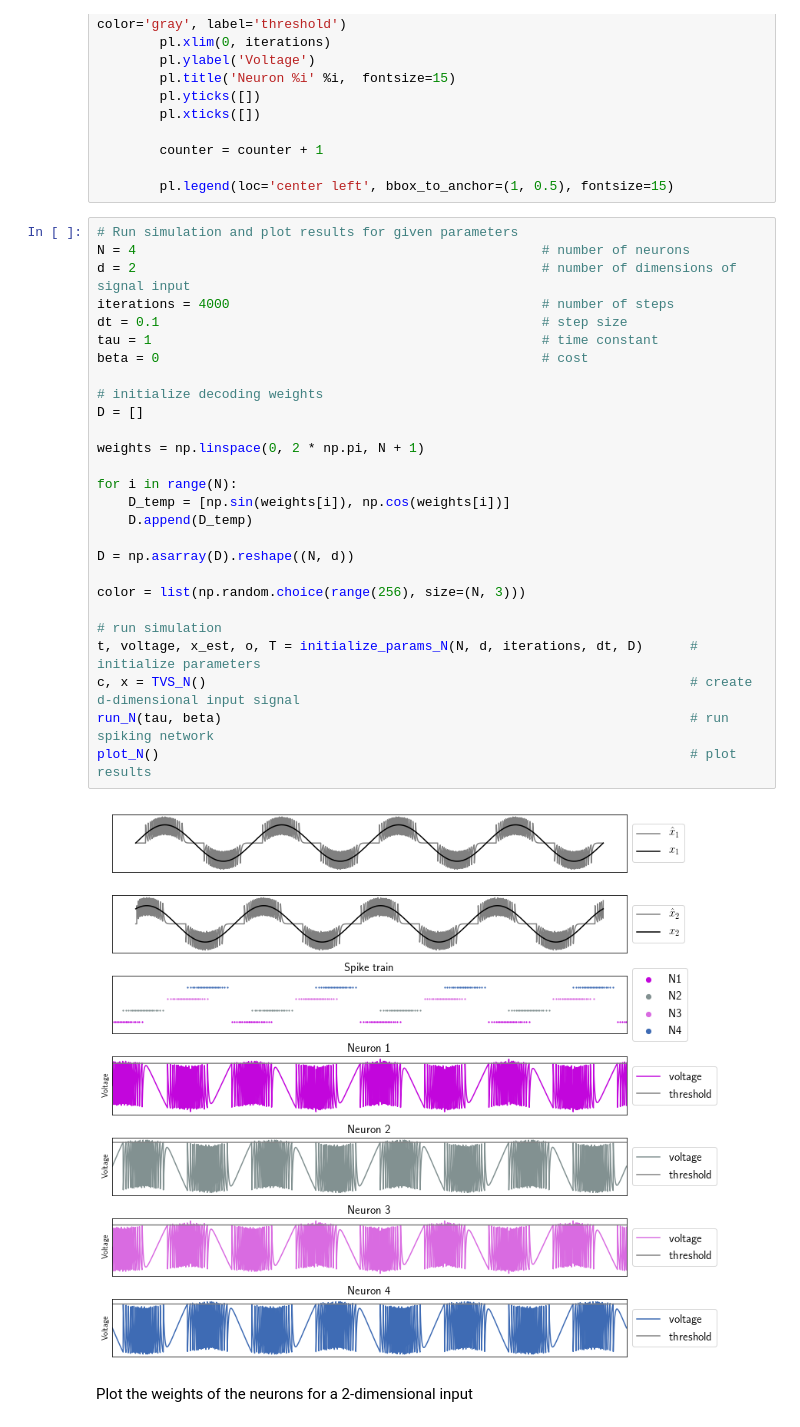
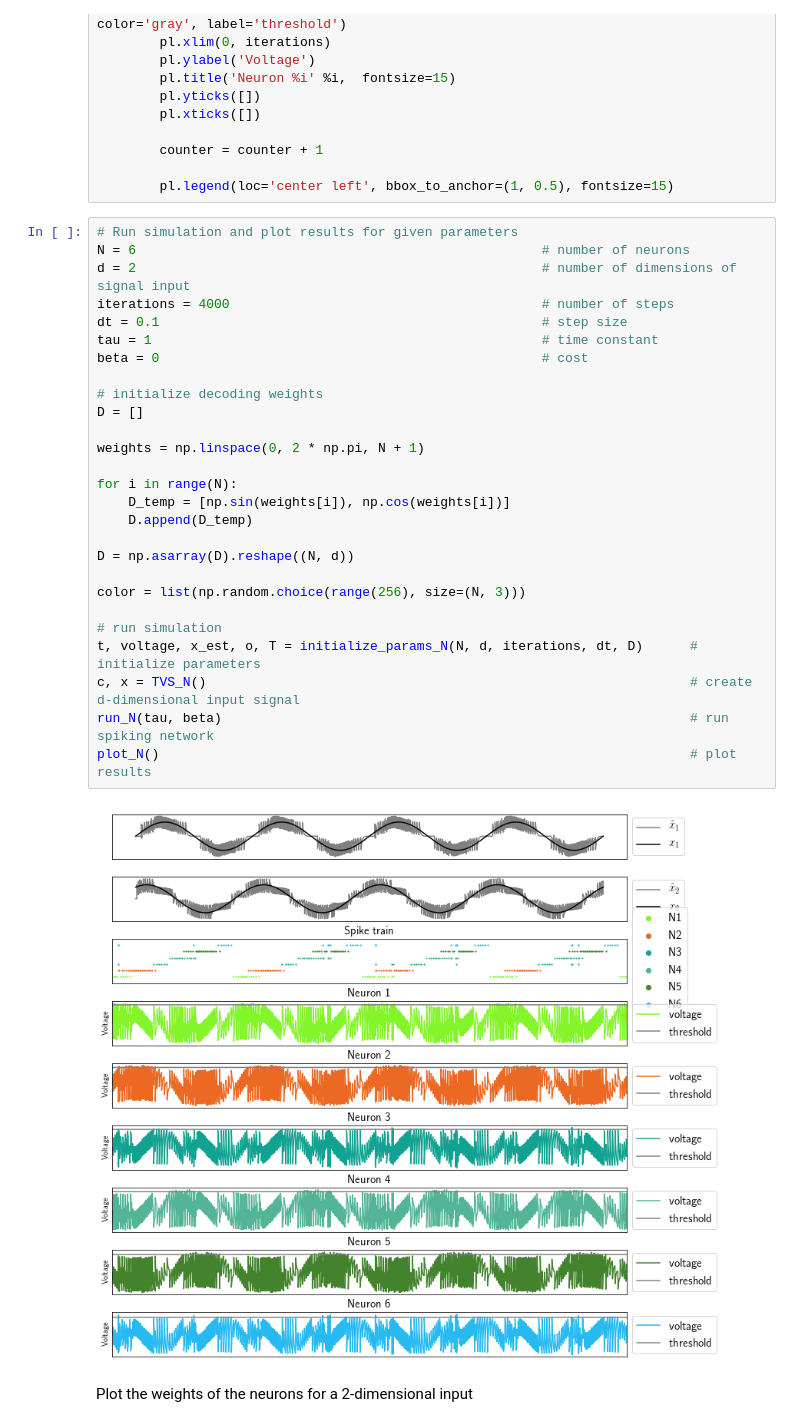
Before and after one commit to ABra1993/LisbonLab, a Jupyter notebook: CSM_multidimensional.ipynb, the cells around one changed output. Saved outputs shown, nothing was run; the diff lists cells and outputs as text.

```diff
--- a/CSM_multidimensional.ipynb
+++ b/CSM_multidimensional.ipynb
@@ -171,33 +171,33 @@ def plot_N():
         pl.legend(loc='center left', bbox_to_anchor=(1, 0.5), fontsize=15)
 # %%
 # Run simulation and plot results for given parameters
-N = 4                                                    # number of neurons
+N = 6                                                    # number of neurons
 d = 2                                                    # number of dimensions of signal input
 iterations = 4000                                        # number of steps
 dt = 0.1                                                 # step size
 tau = 1                                                  # time constant
 beta = 0                                                 # cost
 
 # initialize decoding weights
 D = []
 
 weights = np.linspace(0, 2 * np.pi, N + 1)
 
 for i in range(N):
     D_temp = [np.sin(weights[i]), np.cos(weights[i])]
     D.append(D_temp)
 
 D = np.asarray(D).reshape((N, d))
 
 color = list(np.random.choice(range(256), size=(N, 3)))
 
 # run simulation
 t, voltage, x_est, o, T = initialize_params_N(N, d, iterations, dt, D)      # initialize parameters
 c, x = TVS_N()                                                              # create d-dimensional input signal
 run_N(tau, beta)                                                            # run spiking network
 plot_N()                                                                    # plot results
 # %% [output]
-[figure, old version]
+[figure, new version]
 # %% [markdown]
 Plot the weights of the neurons for a 2-dimensional input
 # %%
```
Also changed, not shown: parts of 2 cells of this notebook.
